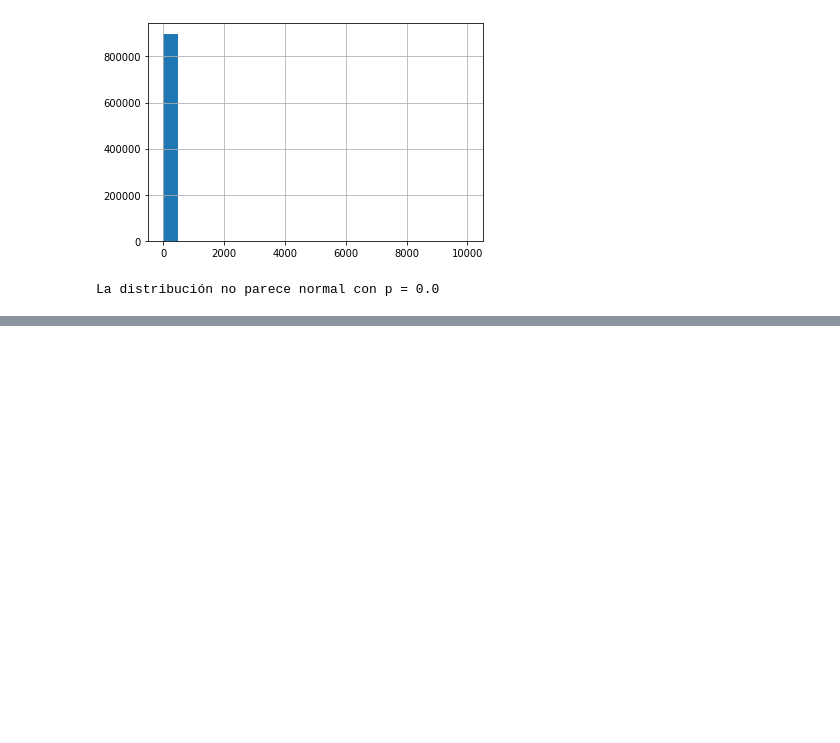
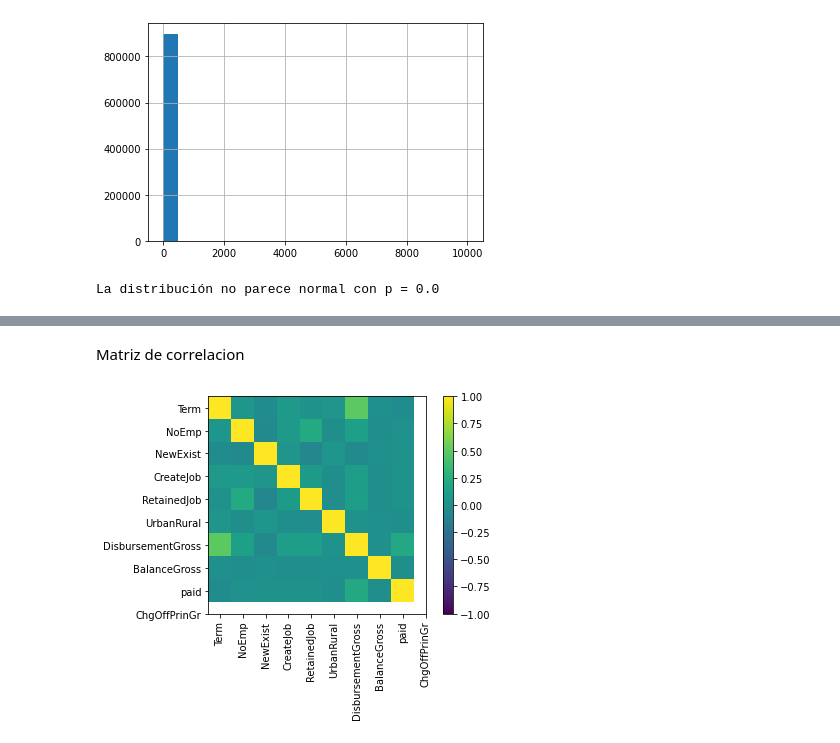
Before and after one commit to ArnoldoOliva/AprendizajeAutomatico, a Jupyter notebook: Leyendo_BDD.ipynb, the cells around one changed output, grey strips where cells are left out. Cells and saved outputs as stored; diff of their text form; code cells hidden in the pictures; blank space fills up the shorter version.

```diff
--- a/Leyendo_BDD.ipynb
+++ b/Leyendo_BDD.ipynb
@@ -469,3 +475,7 @@ else:
     print(f'La distribución parece normal con p = {round(p, 4)} ')
 # %% [output]
 La distribución no parece normal con p = 0.0
+# %%
+loans["RevLineCr"]=loans["RevLineCr"].map(lambda x: 1 if x == "Y" else 0)
+loans["LowDoc"]=loans["LowDoc"].map(lambda x: 1 if x == "Y" else 0)
+numericalcolumns=["Term","NoEmp","NewExist","CreateJob","RetainedJob","UrbanRural","RevLineCr","LowDoc","DisbursementGross",	"BalanceGross",	"paid",	"ChgOffPrinGr", "same_state"]
@@ -471,0 +495,19 @@ La distribución no parece normal con p = 0.0
+# %%
+statistics={e:{"media":[],"moda":[],"mediana":[],"varianza":[],"desviación estandar":[]} for e in numericalcolumns}
+calcs=[]
+for e in (numericalcolumns):
+  med=media(loans,e)
+  mod=moda(loans,e)
+  median=mediana(loans,e)
+  var=varianza(loans,e)
+  desv=desvest(loans,e)
+  calcs.append(med)
+  calcs.append(mod)
+  calcs.append(median)
+  calcs.append(var)
+  calcs.append(desv)
+# %%
+for e,g in zip(calcs,statistics):
+  for h in statistics[g]:
+    statistics[g][h].append(e)
+statistics
@@ -471,0 +532,4 @@ La distribución no parece normal con p = 0.0
+# %%
+# O simplemente se puede hacer lo sig
+for e in numericalcolumns:
+  print(loans[e].describe())
@@ -471,0 +556,2 @@ La distribución no parece normal con p = 0.0
+# %% [markdown]
+Matriz de correlacion
@@ -471,0 +560,15 @@ La distribución no parece normal con p = 0.0
+# %%
+null=["RevLineCr","LowDoc","same_state"] #var dicotomicas
+numericalcolumns2=[e for e in numericalcolumns if e not in null]
+loansnum=loans[numericalcolumns2]
+corr_ = loansnum.corr()
+ticks_ = list(range(len(loansnum.columns)))
+plt.figure()
+plt.imshow(corr_)
+plt.xticks(ticks = ticks_, labels = loansnum.columns, rotation = 90)
+plt.yticks(ticks = ticks_, labels = loansnum.columns)
+plt.clim(vmin = -1, vmax = 1)
+plt.colorbar()
+plt.show()
+# %% [output]
+[figure, added]
```
Also changed, not shown: parts of 12 cells of this notebook.
